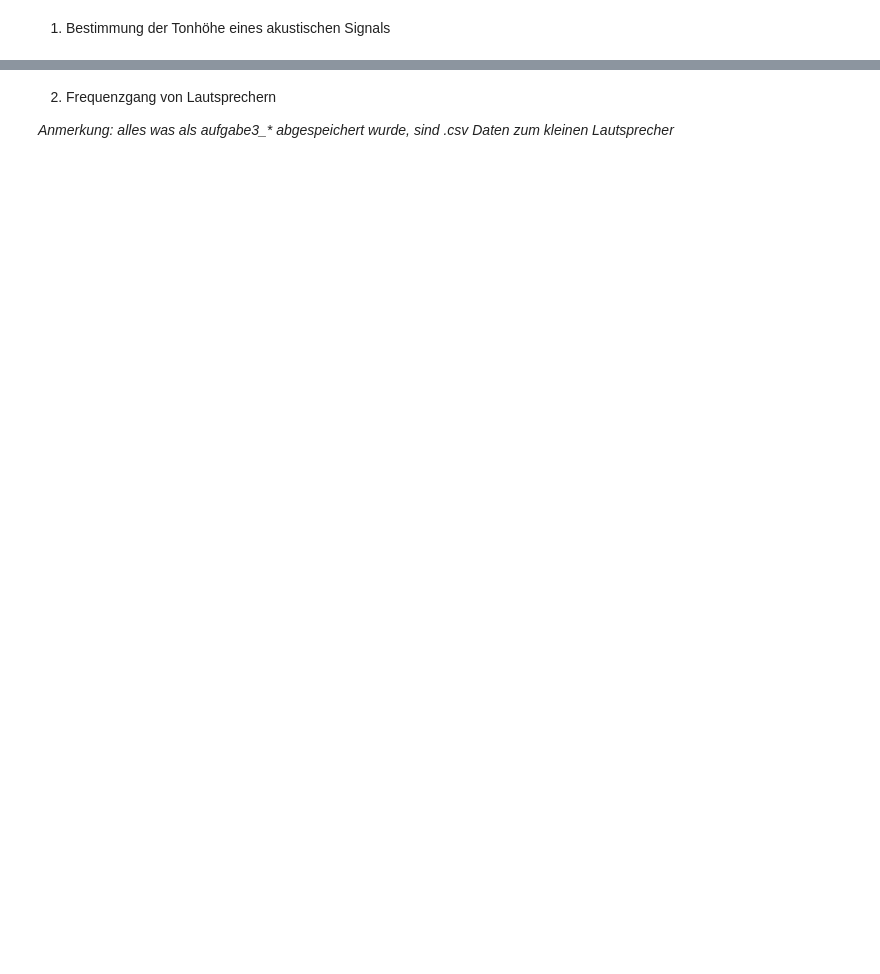
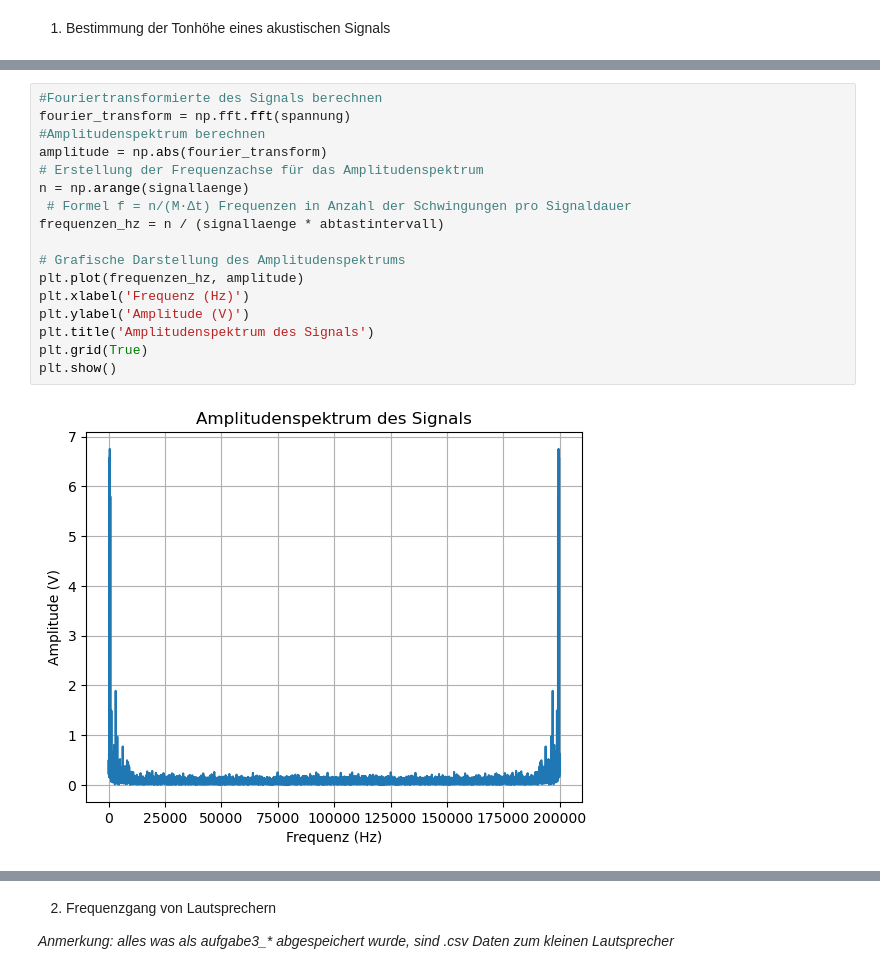
Before and after one commit to bgmpkr/SSS, a Jupyter notebook: versuch3/versuch3.ipynb, the cells around one changed output, grey strips where cells are left out. Cells and saved outputs as stored; diff of their text form; blank space fills up the shorter version.

```diff
--- a/versuch3/versuch3.ipynb
+++ b/versuch3/versuch3.ipynb
@@ -24,0 +59,19 @@ plt.show()
+# %%
+#Fouriertransformierte des Signals berechnen
+fourier_transform = np.fft.fft(spannung)
+#Amplitudenspektrum berechnen
+amplitude = np.abs(fourier_transform)
+# Erstellung der Frequenzachse für das Amplitudenspektrum
+n = np.arange(signallaenge)
+ # Formel f = n/(M·∆t) Frequenzen in Anzahl der Schwingungen pro Signaldauer
+frequenzen_hz = n / (signallaenge * abtastintervall)
+
+# Grafische Darstellung des Amplitudenspektrums
+plt.plot(frequenzen_hz, amplitude)
+plt.xlabel('Frequenz (Hz)')
+plt.ylabel('Amplitude (V)')
+plt.title('Amplitudenspektrum des Signals')
+plt.grid(True)
+plt.show()
+# %% [output]
+[figure, added]
```
Also changed, not shown: parts of 3 cells of this notebook.
